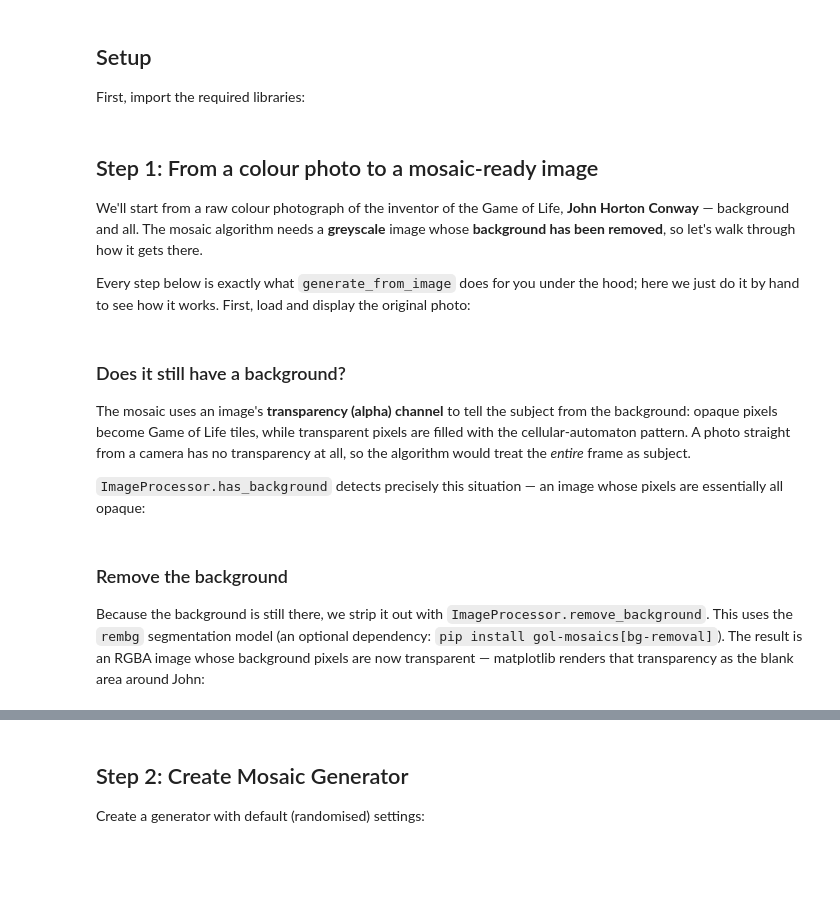
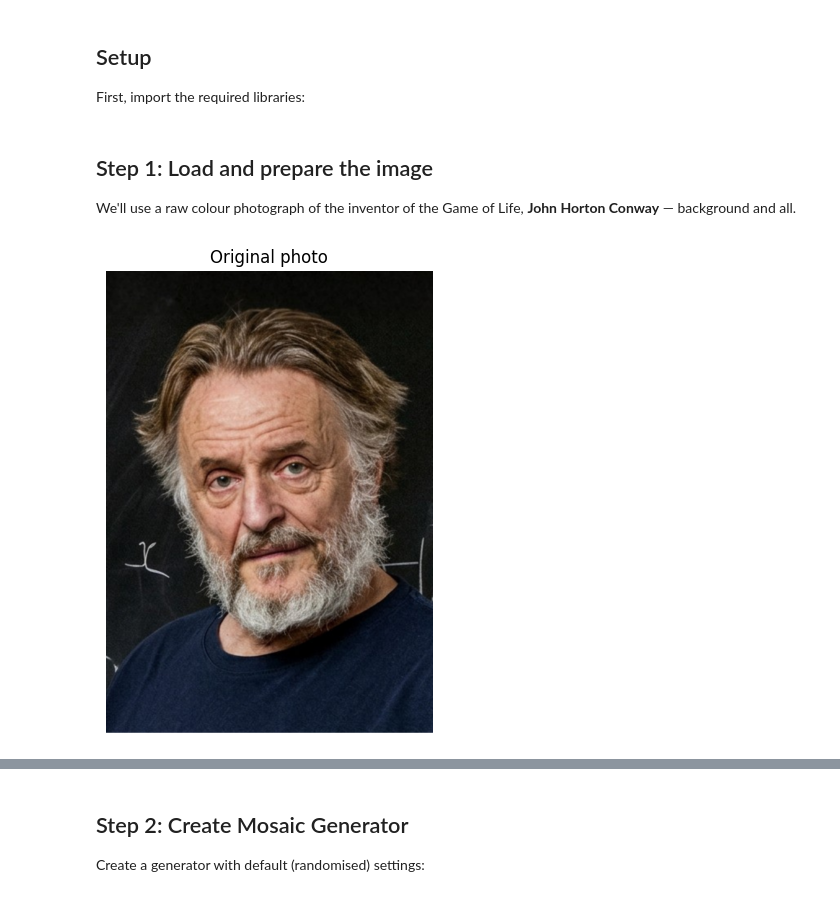
Before and after one commit to mrollier/game-of-life-mosaics, a Jupyter notebook: notebooks/quickstart.ipynb, the cells around one changed output, grey strips where cells are left out. Drawn from its saved outputs; the diff is of its cells as text; code cells hidden in the pictures; blank space fills up the shorter version.

```diff
--- a/notebooks/quickstart.ipynb
+++ b/notebooks/quickstart.ipynb
@@ -22,35 +22,20 @@ from gol_mosaics import MosaicGenerator, ImageProcessor
 
 %load_ext autoreload
 %autoreload 2
-# %% [markdown]
-## Step 1: From a colour photo to a mosaic-ready image
-
-We'll start from a raw colour photograph of the inventor of the Game of Life,
-**John Horton Conway** — background and all. The mosaic algorithm needs a
-**greyscale** image whose **background has been removed**, so let's walk through
-how it gets there.
-
-Every step below is exactly what `generate_from_image` does for you under the
-hood; here we just do it by hand to see how it works. First, load and display
-the original photo:
+# %% [markdown]
+## Step 1: Load and prepare the image
+
+We'll use a raw colour photograph of the inventor of the Game of Life,
+**John Horton Conway** — background and all.
 # %%
-# A raw colour photo, with its original background still in place
+# Raw colour photo, with its original background
 input_path = '../input/images/john-original.png'
 original = Image.open(input_path)
 
 plt.figure(figsize=(6, 6))
 plt.imshow(original)
-plt.title('Original photo (colour, with background)')
+plt.title('Original photo')
 plt.axis('off')
 plt.show()
+# %% [output]
+[figure, added]
-# %% [markdown]
-### Does it still have a background?
-
-The mosaic uses an image's **transparency (alpha) channel** to tell the subject
-from the background: opaque pixels become Game of Life tiles, while transparent
-pixels are filled with the cellular-automaton pattern. A photo straight from a
-camera has no transparency at all, so the algorithm would treat the *entire*
-frame as subject.
-
-`ImageProcessor.has_background` detects precisely this situation — an image whose
-pixels are essentially all opaque:
@@ -59,8 +41,0 @@ print(f"Background still present? {ImageProcessor.has_background(original)}")
-# %% [markdown]
-### Remove the background
-
-Because the background is still there, we strip it out with
-`ImageProcessor.remove_background`. This uses the `rembg` segmentation model (an
-optional dependency: `pip install gol-mosaics[bg-removal]`). The result is an
-RGBA image whose background pixels are now transparent — matplotlib renders that
-transparency as the blank area around John:
```
Also changed, not shown: parts of 12 cells of this notebook, 7 other files.
